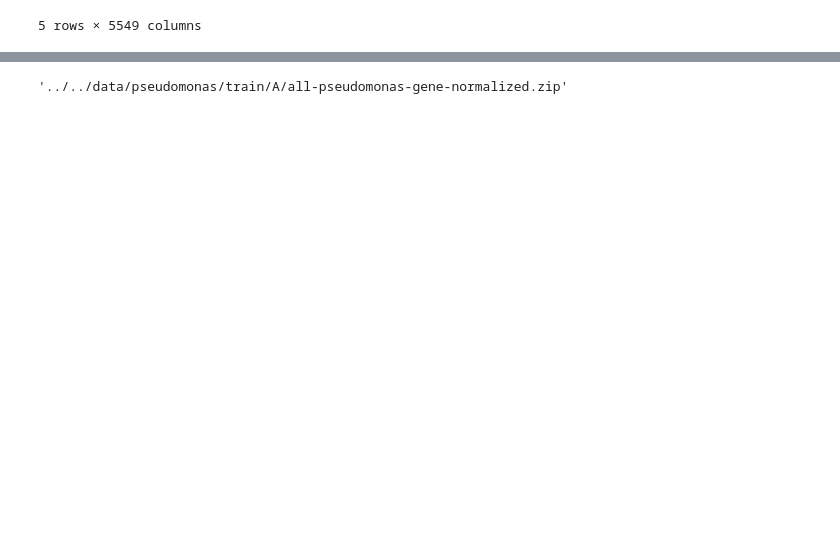
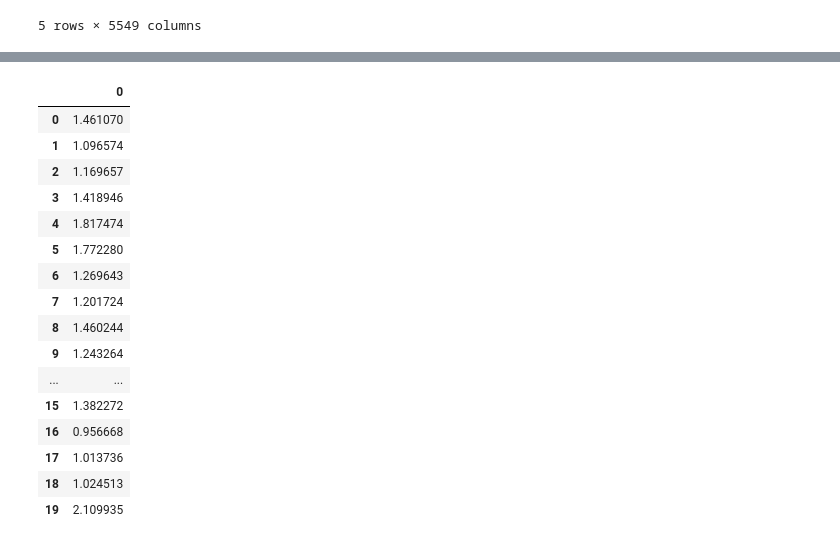
Before and after one commit to greenelab/cycleGAN_gene_expression, a Jupyter notebook: PyTorch-GAN/implementations/cyclegan/train_cycleGAN.ipynb, the cells around one changed output, grey strips where cells are left out. Saved outputs shown, nothing was run; the diff lists cells and outputs as text; code cells hidden in the pictures; blank space fills up the shorter version.

```diff
--- a/PyTorch-GAN/implementations/cyclegan/train_cycleGAN.ipynb
+++ b/PyTorch-GAN/implementations/cyclegan/train_cycleGAN.ipynb
@@ -44,5 +43,0 @@ KeyError: 'Traceback (most recent call last):\n  File "/home/alexandra/anaconda3
-# %%
-os.path.join("../../data/%s" % opt.dataset_name +
-                         "/train/A/all-pseudomonas-gene-normalized.zip")
-# %% [output]
-'../../data/pseudomonas/train/A/all-pseudomonas-gene-normalized.zip'
@@ -48,0 +56,20 @@ os.path.join("../../data/%s" % opt.dataset_name +
+# %%
+G_loss_data
+# %% [output]
+|  | 0 |
+| 0 | 1.461070 |
+| 1 | 1.096574 |
+| 2 | 1.169657 |
+| 3 | 1.418946 |
+| 4 | 1.817474 |
+| 5 | 1.772280 |
+| 6 | 1.269643 |
+| 7 | 1.201724 |
+| 8 | 1.460244 |
+| 9 | 1.243264 |
+| ... | ... |
+| 15 | 1.382272 |
+| 16 | 0.956668 |
+| 17 | 1.013736 |
+| 18 | 1.024513 |
+| 19 | 2.109935 |
```
Also changed, not shown: parts of 7 cells of this notebook, 3 other files.
